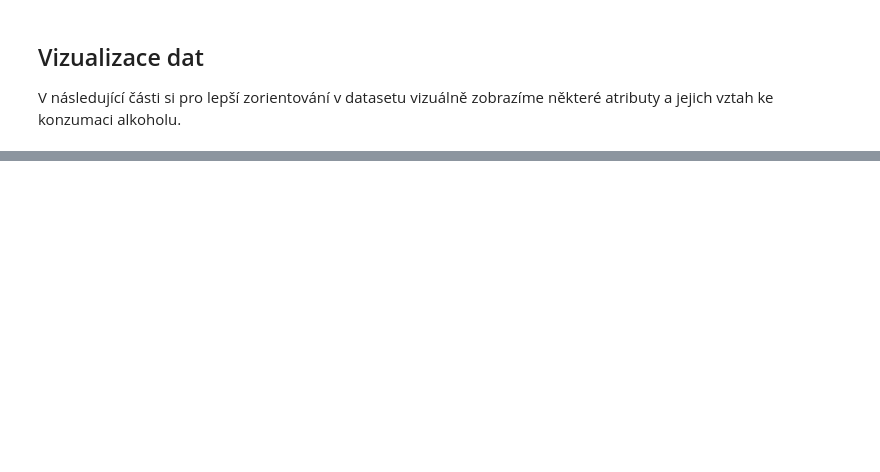
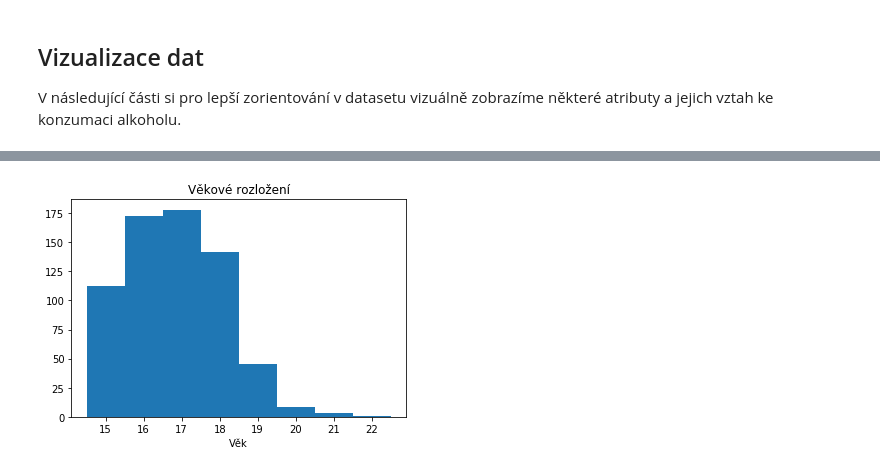
Before and after one commit to skaryys/python_semestralka, a Jupyter notebook: student_alcohol_consumption.ipynb, the cells around one changed output, grey strips where cells are left out. Cells and saved outputs as stored; diff of their text form; code cells hidden in the pictures; blank space fills up the shorter version.

```diff
--- a/student_alcohol_consumption.ipynb
+++ b/student_alcohol_consumption.ipynb
@@ -140,0 +154,9 @@ plt.show()
+# %%
+bins = np.arange(14.5,23,1)
+plt.hist(df['age'],bins=bins)
+plt.xlabel('Věk')
+plt.title('Věkové rozložení')
+plt.xticks(range(15,23))
+plt.show()
+# %% [output]
+[figure, added]
```
Also changed, not shown: parts of 4 cells of this notebook.
